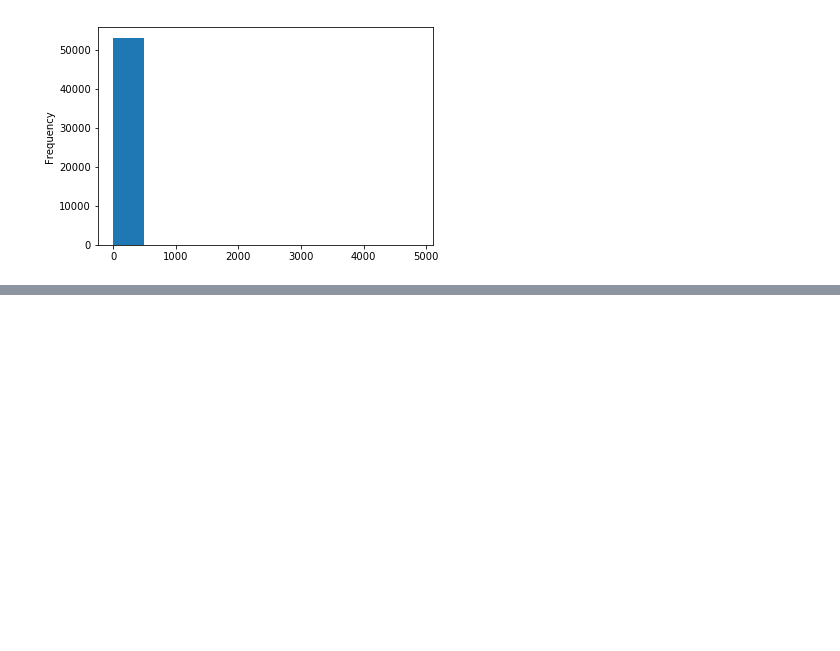
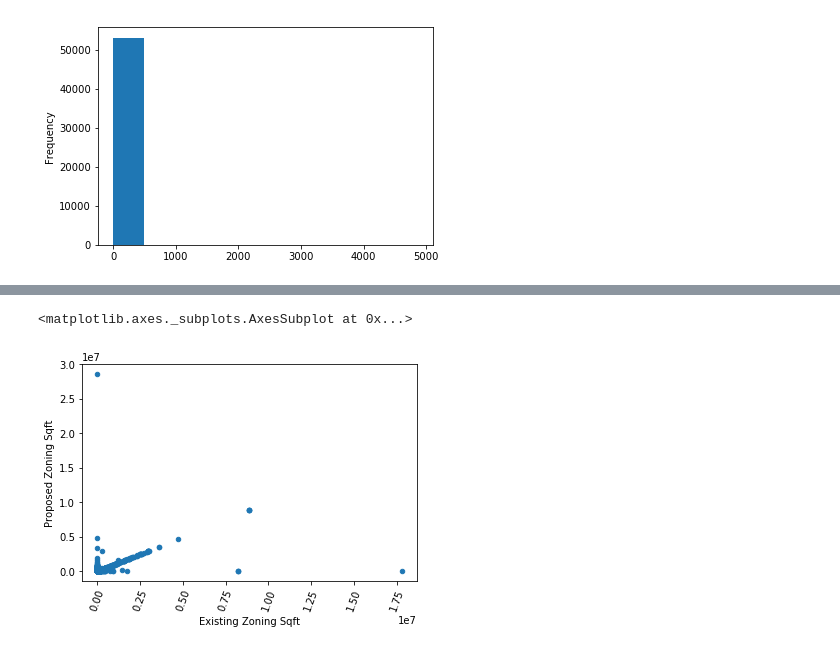
Before and after one commit to Dipendra-kusi/Exploratory-Analysis, a Jupyter notebook: Exploratory Analysis For Jobs Data.ipynb, the cells around one changed output, grey strips where cells are left out. Cells and saved outputs as stored; diff of their text form; code cells hidden in the pictures; blank space fills up the shorter version.

```diff
--- a/Exploratory Analysis For Jobs Data.ipynb
+++ b/Exploratory Analysis For Jobs Data.ipynb
@@ -192,0 +212,7 @@ dt_JobApplication[dt_JobApplication['Existing Height']<10]['Enlargement SQ Foota
+# %%
+# now check outliers and clustering using scatter plot
+# in figure we seem some outliers
+dt_JobApplication.plot(kind='scatter', x='Existing Zoning Sqft', y='Proposed Zoning Sqft', rot=70)
+# %% [output]
+<matplotlib.axes._subplots.AxesSubplot at 0x...>
+[figure, added]
```
Also changed, not shown: parts of 3 cells of this notebook, 3 other files.
